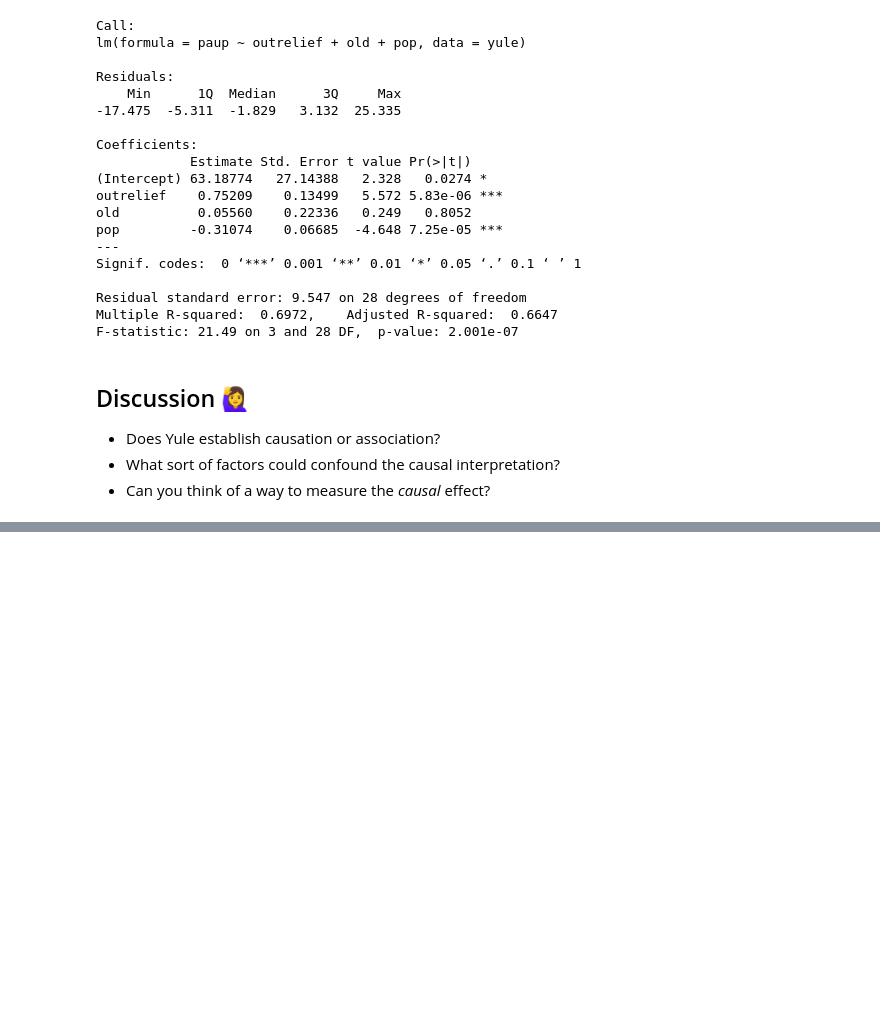
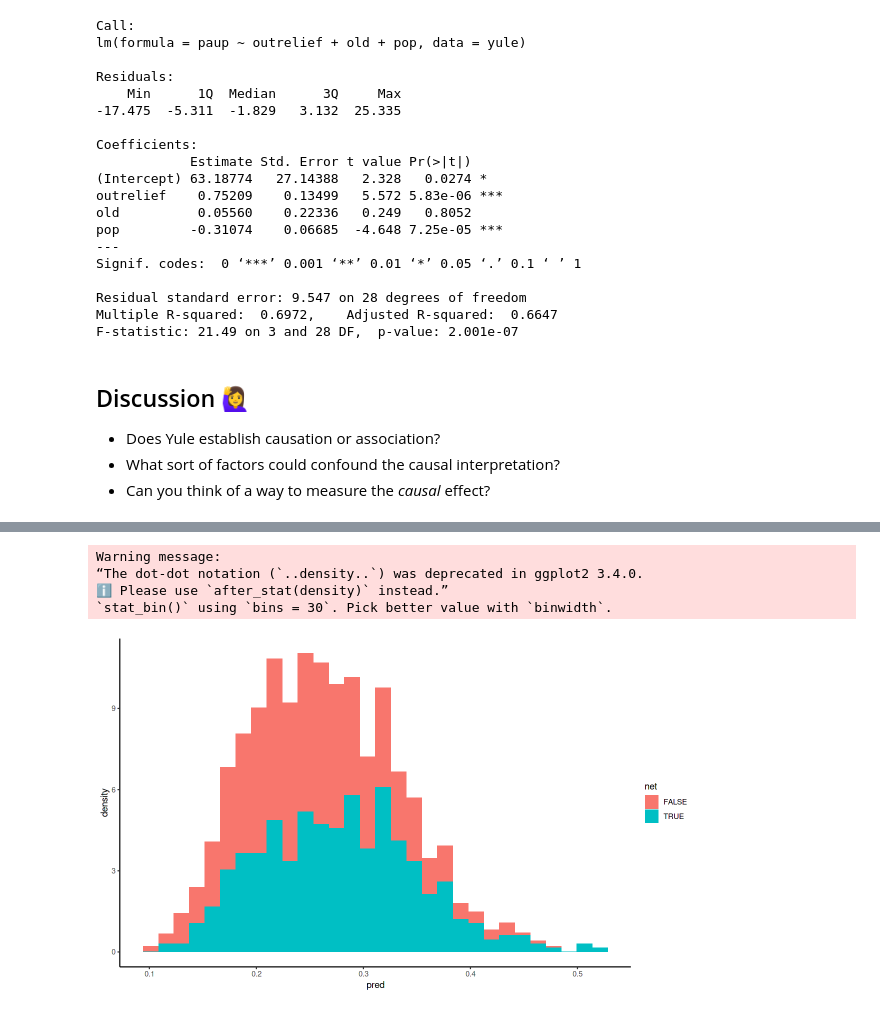
Before and after one commit to terhorst/stats504, a Jupyter notebook: lectures/week9/slides.ipynb, the cells around one changed output, grey strips where cells are left out. Drawn from its saved outputs; the diff is of its cells as text; code cells hidden in the pictures; blank space fills up the shorter version.

```diff
--- a/lectures/week9/slides.ipynb
+++ b/lectures/week9/slides.ipynb
@@ -279,0 +469,8 @@ F-statistic: 21.49 on 3 and 28 DF,  p-value: 2.001e-07
+# %%
+net_data_wts %>% ggplot + geom_histogram(aes(x = pred, y = ..density.., fill=net))
+# %% [output]
+Warning message:
+“The dot-dot notation (`..density..`) was deprecated in ggplot2 3.4.0.
+ℹ Please use `after_stat(density)` instead.”
+`stat_bin()` using `bins = 30`. Pick better value with `binwidth`.
+[figure, added]
```
Also changed, not shown: parts of 49 cells of this notebook.
